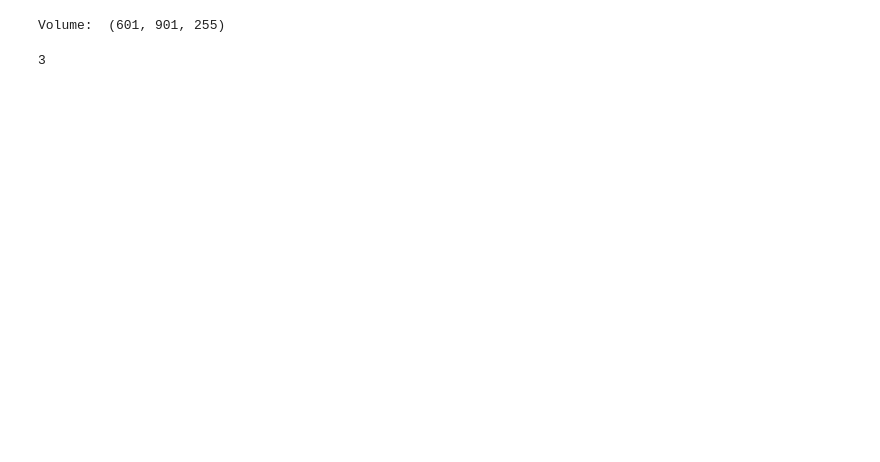
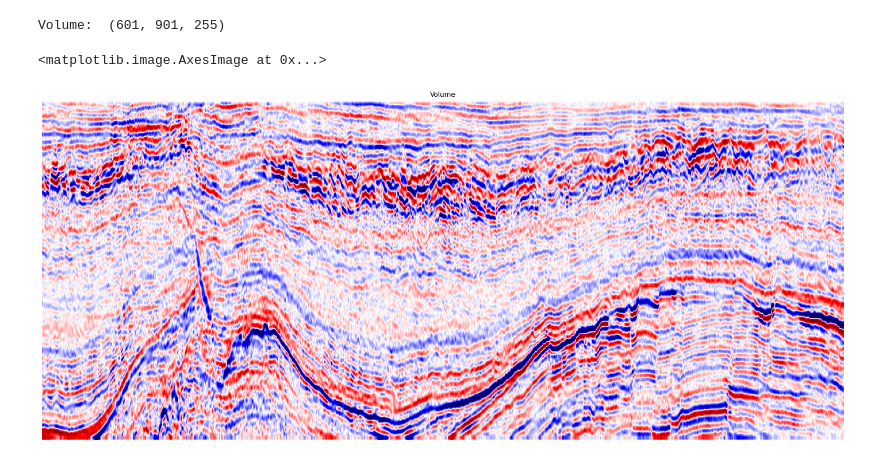
Before and after one commit to neliareis/multiple-attribute-analysis, a Jupyter notebook: npy_to_sgy.ipynb, the cells around one changed output. Cells and saved outputs as stored; diff of their text form; code cells hidden in the pictures; blank space fills up the shorter version.

```diff
--- a/npy_to_sgy.ipynb
+++ b/npy_to_sgy.ipynb
@@ -22,7 +20,15 @@ dimensions = len(data.shape)
-# %%
-print(dimensions)
-# %% [output]
-3
 # %%
 # Cria um arquivo SEGY a partir de uma matriz n-dimensional
 st.from_array("seismic_volume_New.sgy", volume_seismic)
+# %%
+filename = "seismic_volume_New.sgy"
+# %%
+volume = st.cube(filename)
+# %%
+plt.figure(figsize=(25, 20))
+plt.title("Volume")
+plt.axis('off')
+plt.imshow(np.fliplr(volume.T[:, :, 1]), aspect=1.5, cmap='seismic')
+# %% [output]
+<matplotlib.image.AxesImage at 0x...>
+[figure, added]
```
Also changed, not shown: parts of 2 cells of this notebook, 1 other file.
